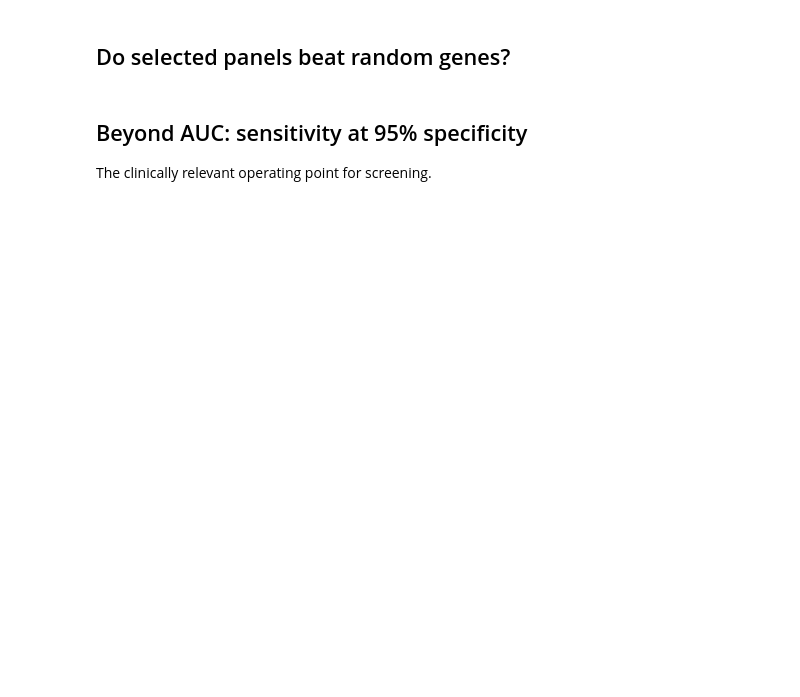
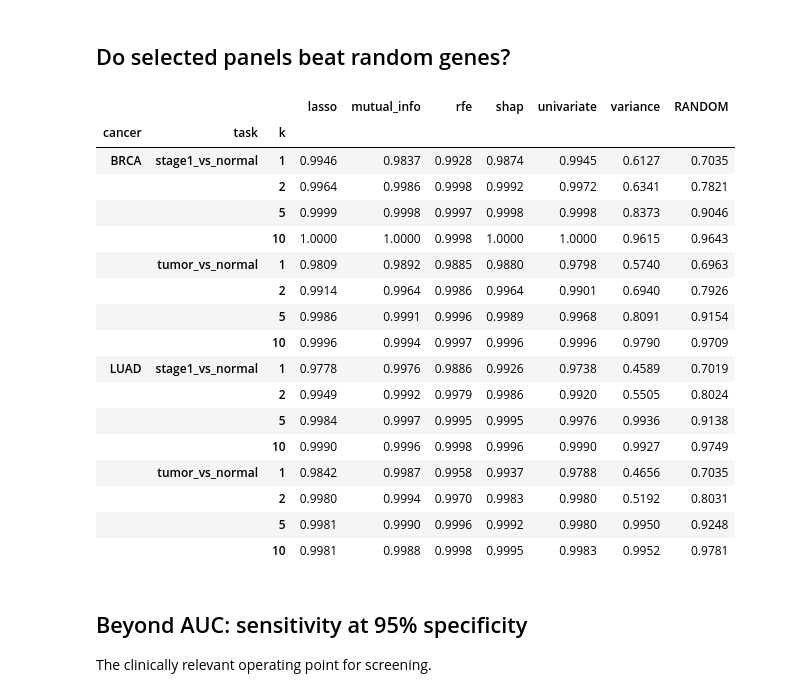
Before and after one commit to lolsripal/genepanel-shrink, a Jupyter notebook: notebooks/02_results.ipynb, the cells around one changed output. Drawn from its saved outputs; the diff is of its cells as text; code cells hidden in the pictures; blank space fills up the shorter version.

```diff
--- a/notebooks/02_results.ipynb
+++ b/notebooks/02_results.ipynb
@@ -29,8 +60,27 @@ ret.pivot_table(index=['cancer', 'task', 'selector'], columns='model', values='s
 # %% [markdown]
 ## Do selected panels beat random genes?
 # %%
-vsr[vsr.k.isin([1, 2, 5, 10])].pivot_table(index=['cancer', 'task', 'k'], columns='selector', values='auc')
-  .join(vsr.groupby(['cancer', 'task', 'k']).random_auc_mean.first().rename('RANDOM'))
+(vsr[vsr.k.isin([1, 2, 5, 10])].pivot_table(index=['cancer', 'task', 'k'], columns='selector', values='auc')
+   .join(vsr.groupby(['cancer', 'task', 'k']).random_auc_mean.first().rename('RANDOM')))
+# %% [output]
+|  |  |  | lasso | mutual_info | rfe | shap | univariate | variance | RANDOM |
+| cancer | task | k |  |  |  |  |  |  |  |
+| BRCA | stage1_vs_normal | 1 | 0.9946 | 0.9837 | 0.9928 | 0.9874 | 0.9945 | 0.6127 | 0.7035 |
+|  |  | 2 | 0.9964 | 0.9986 | 0.9998 | 0.9992 | 0.9972 | 0.6341 | 0.7821 |
+|  |  | 5 | 0.9999 | 0.9998 | 0.9997 | 0.9998 | 0.9998 | 0.8373 | 0.9046 |
+|  |  | 10 | 1.0000 | 1.0000 | 0.9998 | 1.0000 | 1.0000 | 0.9615 | 0.9643 |
+|  | tumor_vs_normal | 1 | 0.9809 | 0.9892 | 0.9885 | 0.9880 | 0.9798 | 0.5740 | 0.6963 |
+|  |  | 2 | 0.9914 | 0.9964 | 0.9986 | 0.9964 | 0.9901 | 0.6940 | 0.7926 |
+|  |  | 5 | 0.9986 | 0.9991 | 0.9996 | 0.9989 | 0.9968 | 0.8091 | 0.9154 |
+|  |  | 10 | 0.9996 | 0.9994 | 0.9997 | 0.9996 | 0.9996 | 0.9790 | 0.9709 |
+| LUAD | stage1_vs_normal | 1 | 0.9778 | 0.9976 | 0.9886 | 0.9926 | 0.9738 | 0.4589 | 0.7019 |
+|  |  | 2 | 0.9949 | 0.9992 | 0.9979 | 0.9986 | 0.9920 | 0.5505 | 0.8024 |
+|  |  | 5 | 0.9984 | 0.9997 | 0.9995 | 0.9995 | 0.9976 | 0.9936 | 0.9138 |
+|  |  | 10 | 0.9990 | 0.9996 | 0.9998 | 0.9996 | 0.9990 | 0.9927 | 0.9749 |
+|  | tumor_vs_normal | 1 | 0.9842 | 0.9987 | 0.9958 | 0.9937 | 0.9788 | 0.4656 | 0.7035 |
+|  |  | 2 | 0.9980 | 0.9994 | 0.9970 | 0.9983 | 0.9980 | 0.5192 | 0.8031 |
+|  |  | 5 | 0.9981 | 0.9990 | 0.9996 | 0.9992 | 0.9980 | 0.9950 | 0.9248 |
+|  |  | 10 | 0.9981 | 0.9988 | 0.9998 | 0.9995 | 0.9983 | 0.9952 | 0.9781 |
 # %% [markdown]
 ## Beyond AUC: sensitivity at 95% specificity
 The clinically relevant operating point for screening.
```
Also changed, not shown: parts of 10 cells of this notebook, 30 other files.
